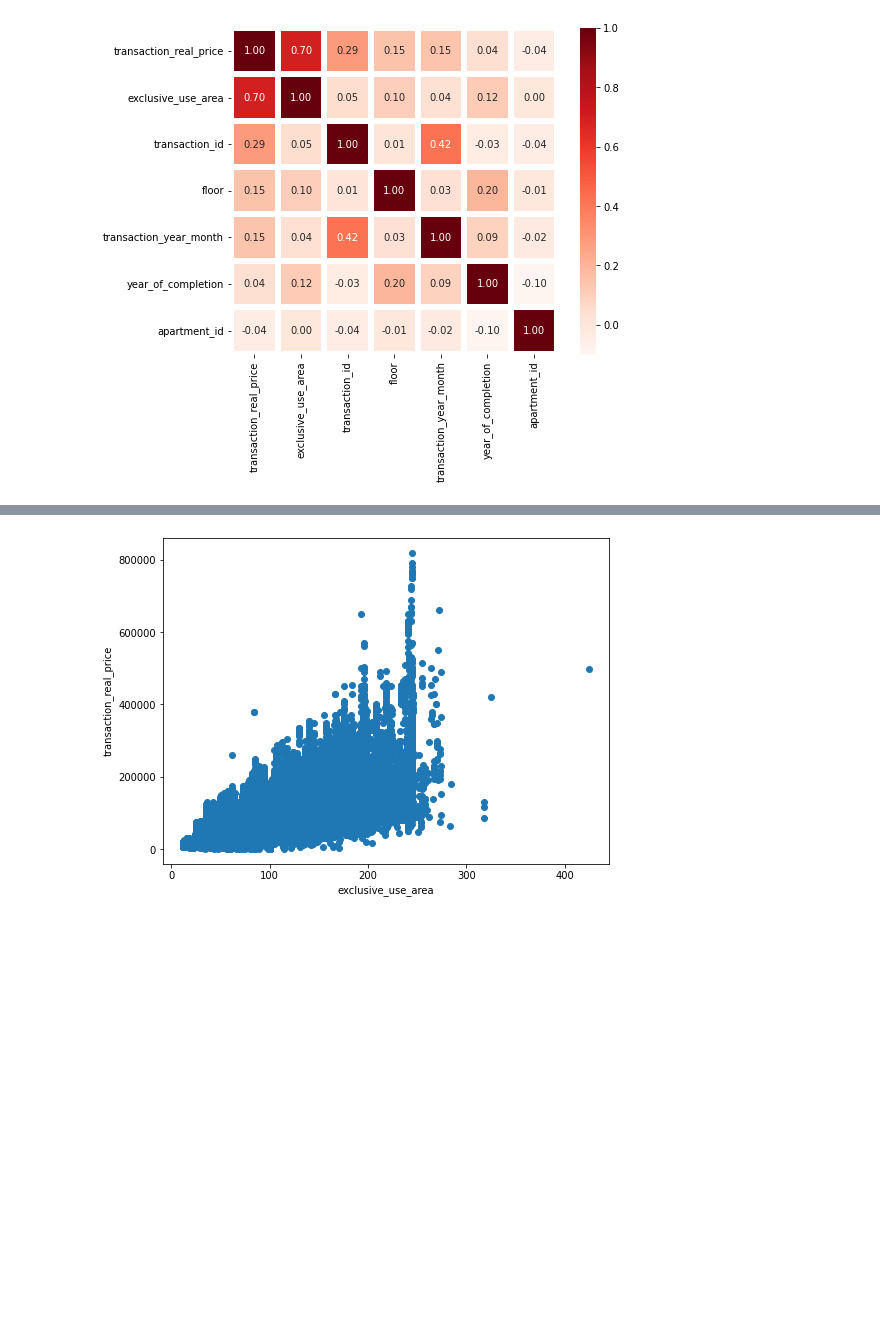
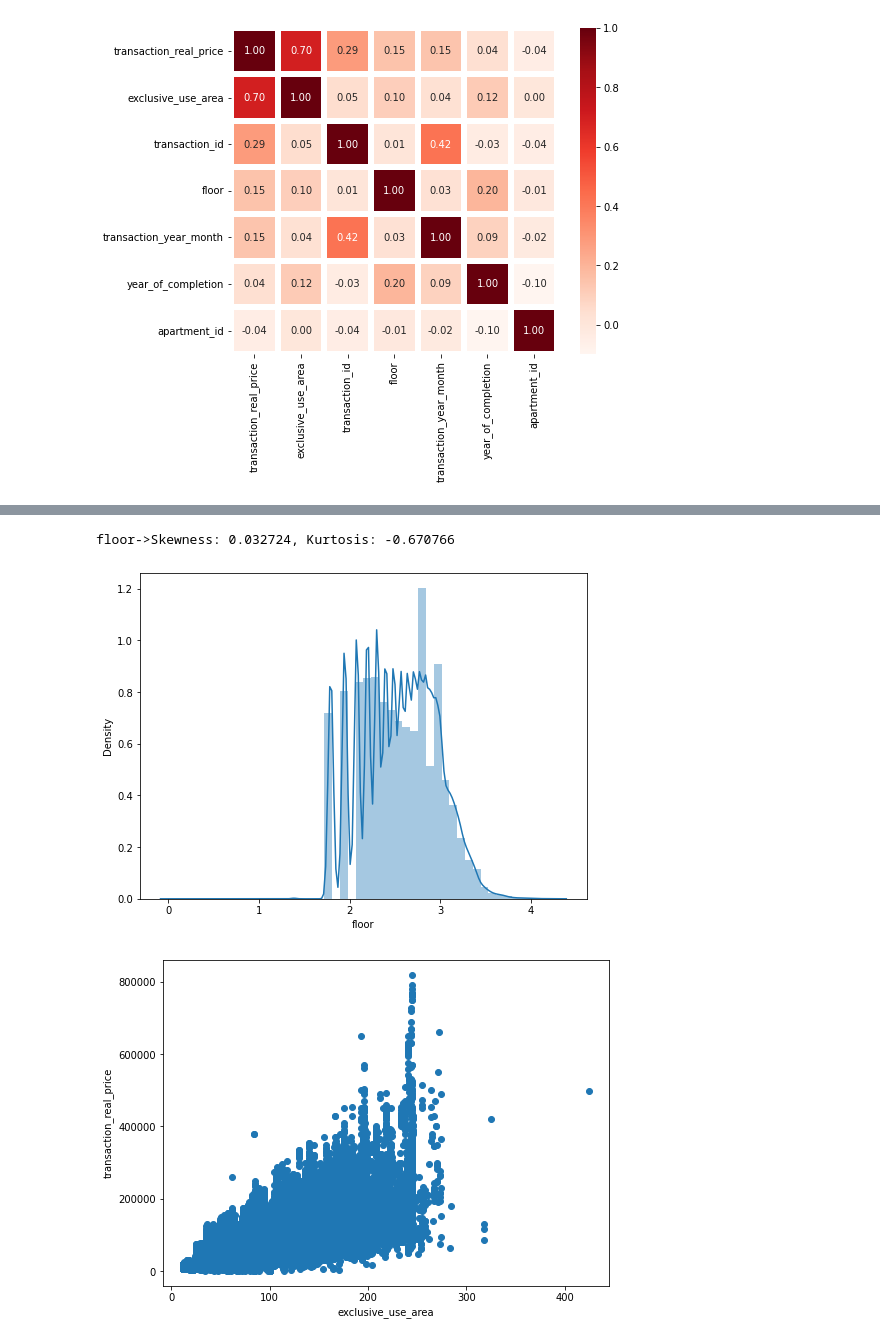
Before and after one commit to leedain0301/Modeling-Apartment-sales-price-forecast, a Jupyter notebook: MiniProject_02.ipynb, the cells around one changed output, grey strips where cells are left out. Cells and saved outputs as stored; diff of their text form; code cells hidden in the pictures; blank space fills up the shorter version.

```diff
--- a/MiniProject_02.ipynb
+++ b/MiniProject_02.ipynb
@@ -214,0 +235,6 @@ train['transaction_real_price'] = np.expm1(train_data['transaction_real_price'])
+# %%
+drop_columns=['apartment_id','apt','city','jibun','addr_kr']
+
+train = train.drop(drop_columns,axis=1)
+test = test.drop(drop_columns,axis=1)
+train.head()
@@ -214,0 +248,3 @@ train['transaction_real_price'] = np.expm1(train_data['transaction_real_price'])
+# %%
+train_dong=train[['transaction_real_price','dong']].groupby('dong').mean().sort_values('transaction_real_price').reset_index()
+train_dong.head()
@@ -214,0 +258,10 @@ train['transaction_real_price'] = np.expm1(train_data['transaction_real_price'])
+# %%
+dong_num={}
+for i in range(len(train_dong)):
+    dong=train_dong['dong'].iloc[i]
+    dong_num[dong]=i
+dong_num
+# %%
+train = train.replace({'dong': dong_num})
+test = test.replace({'dong': dong_num})
+train.head()
@@ -215 +300,10 @@ train['transaction_real_price'] = np.expm1(train_data['transaction_real_price'])
+# %%
+train['floor']=np.log(train['floor']+5)
+test['floor']=np.log(test['floor']+5)
+f,ax=plt.subplots(figsize=(8,6))
+sns.distplot(train['floor'])
+print("%s->Skewness: %f, Kurtosis: %f"%('floor',train['floor'].skew(),train['floor'].kurt()))
+# %% [output]
+floor->Skewness: 0.032724, Kurtosis: -0.670766
+[figure, added]
 # %%
```
Also changed, not shown: parts of 23 cells of this notebook.
